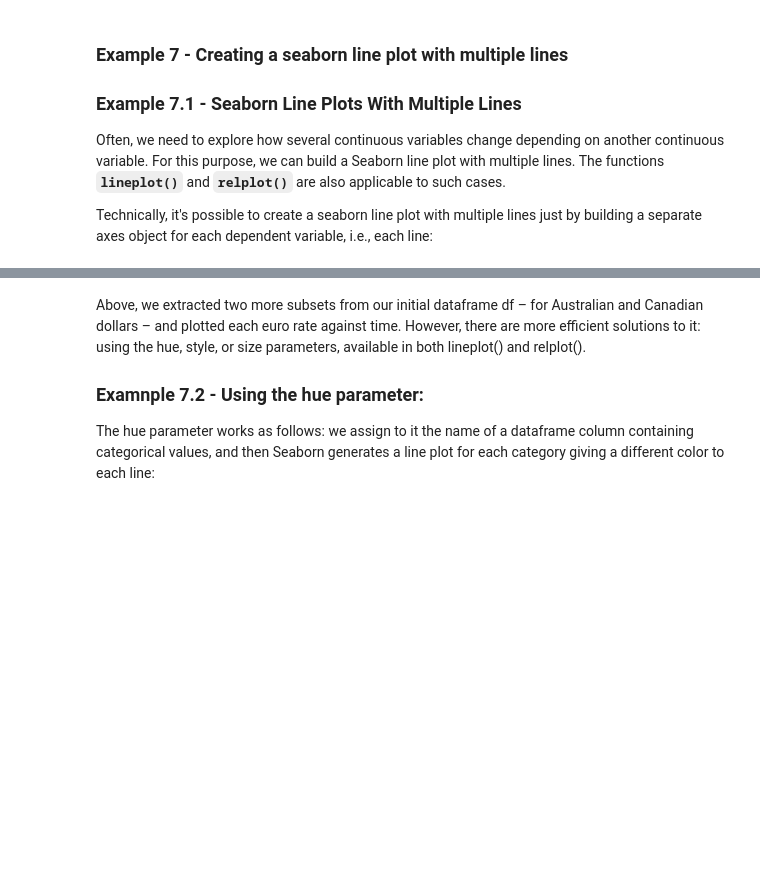
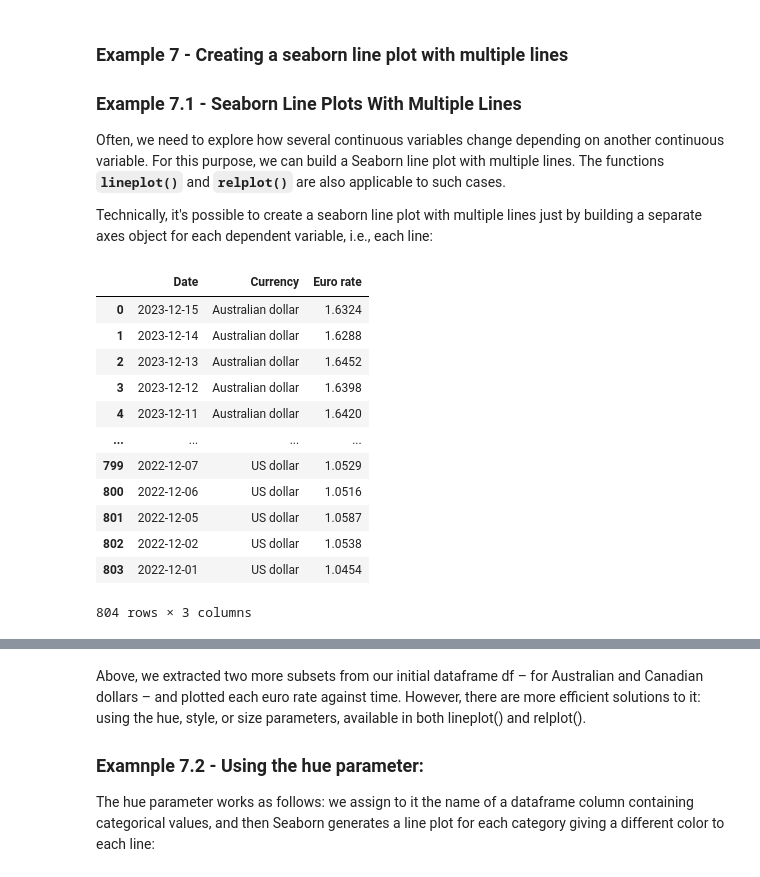
Before and after one commit to jbyers-ctrl/Data_Engineering_Trng, a Jupyter notebook: Module_344_Data_Visualization_with_Python/JamesB-GLAB-344.4.2-Python_Seaborn_Line_Plot_&_Create_Data_Visualizations.ipynb, the cells around one changed output, grey strips where cells are left out. Drawn from its saved outputs; the diff is of its cells as text; code cells hidden in the pictures; blank space fills up the shorter version.

```diff
--- a/Module_344_Data_Visualization_with_Python/JamesB-GLAB-344.4.2-Python_Seaborn_Line_Plot_&_Create_Data_Visualizations.ipynb
+++ b/Module_344_Data_Visualization_with_Python/JamesB-GLAB-344.4.2-Python_Seaborn_Line_Plot_&_Create_Data_Visualizations.ipynb
@@ -150,6 +241,22 @@ sns.set_theme(style='white', font_scale=1.3)
 Often, we need to explore how several continuous variables change depending on another continuous variable. For this purpose, we can build a Seaborn line plot with multiple lines. The functions **`lineplot()`** and **`relplot()`** are also applicable to such cases.
 
 Technically, it's possible to create a seaborn line plot with multiple lines just by building a separate axes object for each dependent variable, i.e., each line:
+# %%
+df
+# %% [output]
+|  | Date | Currency | Euro rate |
+| 0 | 2023-12-15 | Australian dollar | 1.6324 |
+| 1 | 2023-12-14 | Australian dollar | 1.6288 |
+| 2 | 2023-12-13 | Australian dollar | 1.6452 |
+| 3 | 2023-12-12 | Australian dollar | 1.6398 |
+| 4 | 2023-12-11 | Australian dollar | 1.6420 |
+| ... | ... | ... | ... |
+| 799 | 2022-12-07 | US dollar | 1.0529 |
+| 800 | 2022-12-06 | US dollar | 1.0516 |
+| 801 | 2022-12-05 | US dollar | 1.0587 |
+| 802 | 2022-12-02 | US dollar | 1.0538 |
+| 803 | 2022-12-01 | US dollar | 1.0454 |
+804 rows × 3 columns
 # %%
 #filters the DataFrame df to select only the rows where the 'Currency' column has the value 'Australian dollar' and  the index of the new DataFrame will start from 0.
 aud = df[df['Currency']=='Australian dollar'].reset_index(drop=True)
```
Also changed, not shown: parts of 14 cells of this notebook, 4 other files.
